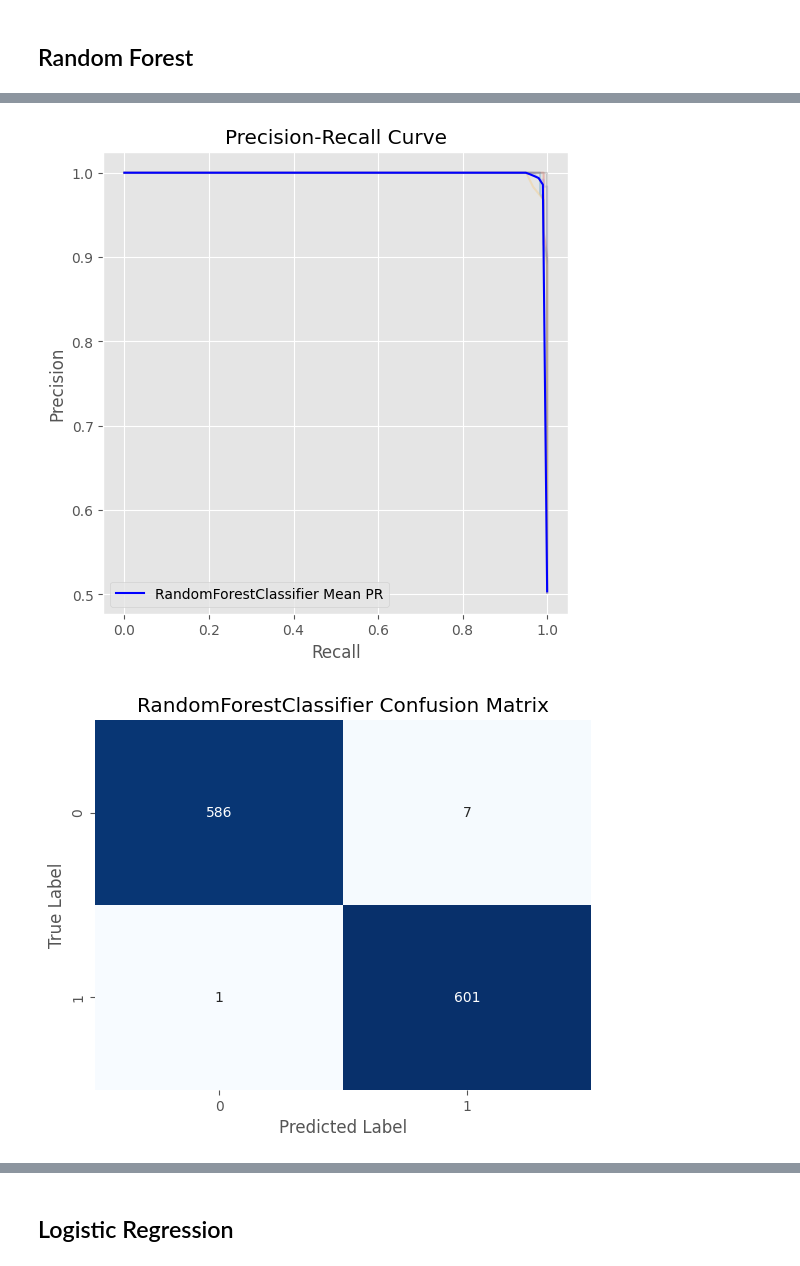
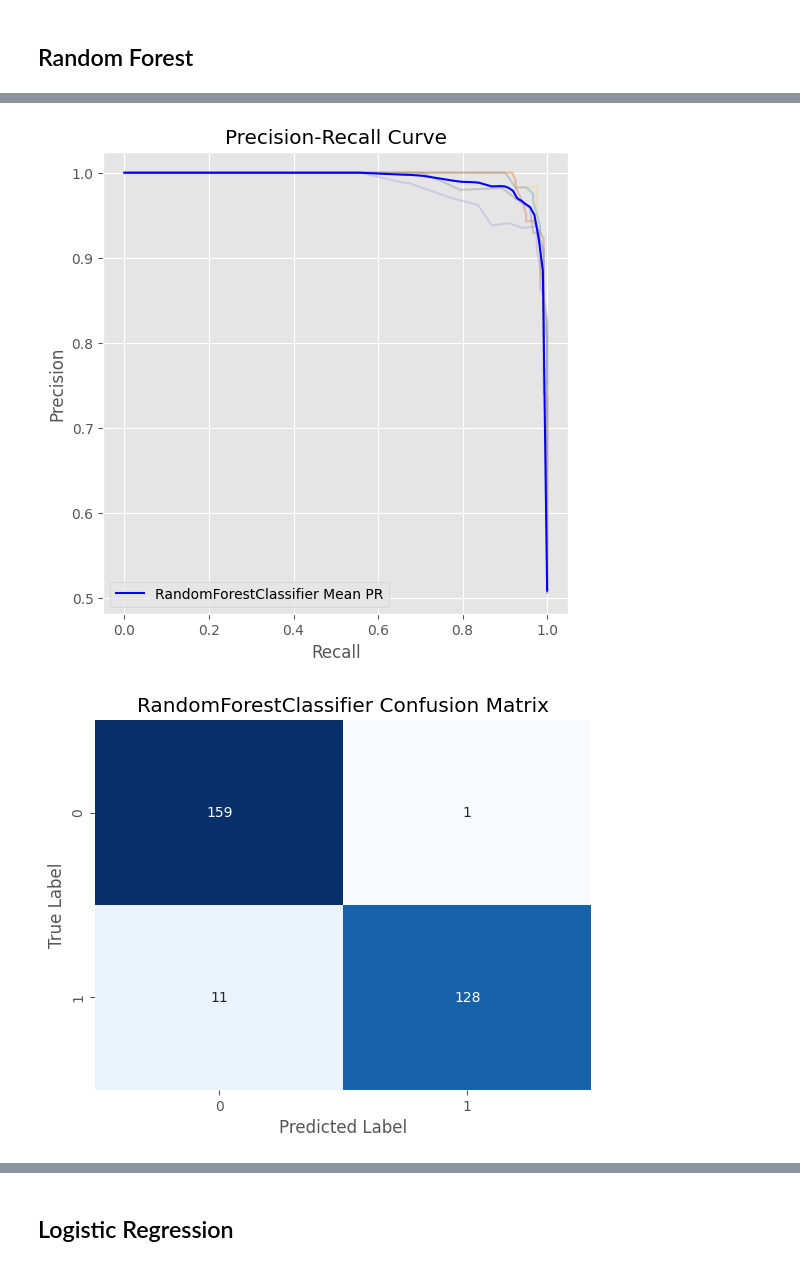
Before and after one commit to okaynils/fhnw-ds-aml, a Jupyter notebook: notebook.ipynb, the cells around one changed output, grey strips where cells are left out. Saved outputs shown, nothing was run; the diff lists cells and outputs as text; code cells hidden in the pictures.

```diff
--- a/notebook.ipynb
+++ b/notebook.ipynb
@@ -1117,16 +1094,15 @@ plot_lift_curve(lift_probs, true_labels, model_name)
 ## Random Forest
 # %%
 from sklearn.ensemble import RandomForestClassifier
-from sklearn.pipeline import Pipeline
 
 base_pipeline = Pipeline([
     ('preprocessor', all_vars_prep_pipeline),
-    ('classifier', RandomForestClassifier(random_state=1337))
+    ('classifier', RandomForestClassifier(random_state=1337, max_features=20))
 ])
 
 param_grid = {
-    'classifier__n_estimators': [50, 100, 200],
-    'classifier__max_depth': [5, 10, 20]
+    'classifier__max_depth': [5, 10, 20],
+    'classifier__n_estimators': [10, 20, 30],
 }
 
 best_estimator, best_params, metrics_df, roc_curves, pr_curves, lift_probs, true_labels = cross_validate(
@@ -1137,6 +1113,6 @@ model_name = best_estimator.named_steps['classifier'].__class__.__name__
 plot_metrics(metrics_df, model_name)
 plot_roc_curve(roc_curves, metrics_df.mean(), model_name)
 plot_precision_recall_curve(pr_curves, model_name)
-plot_confusion_matrix(best_estimator, all_vars_column_selection, y_train, model_name)
+plot_confusion_matrix(best_estimator, all_vars_column_selection_test, y_test, model_name)
 plot_lift_curve(lift_probs, true_labels, model_name)
 # %% [output]
@@ -1145,2 +1121,2 @@ plot_lift_curve(lift_probs, true_labels, model_name)
-[figure, old version]
+[figure, new version]
-[figure, old version]
+[figure, new version]
```
Also changed, not shown: parts of 22 cells of this notebook, 1 other file.
